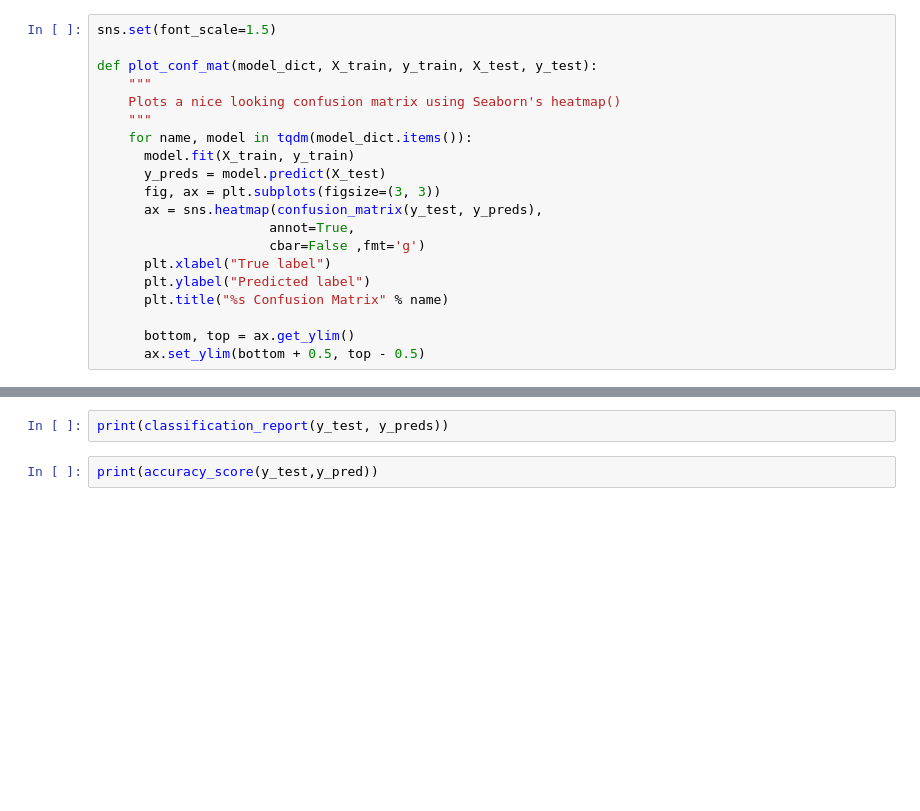
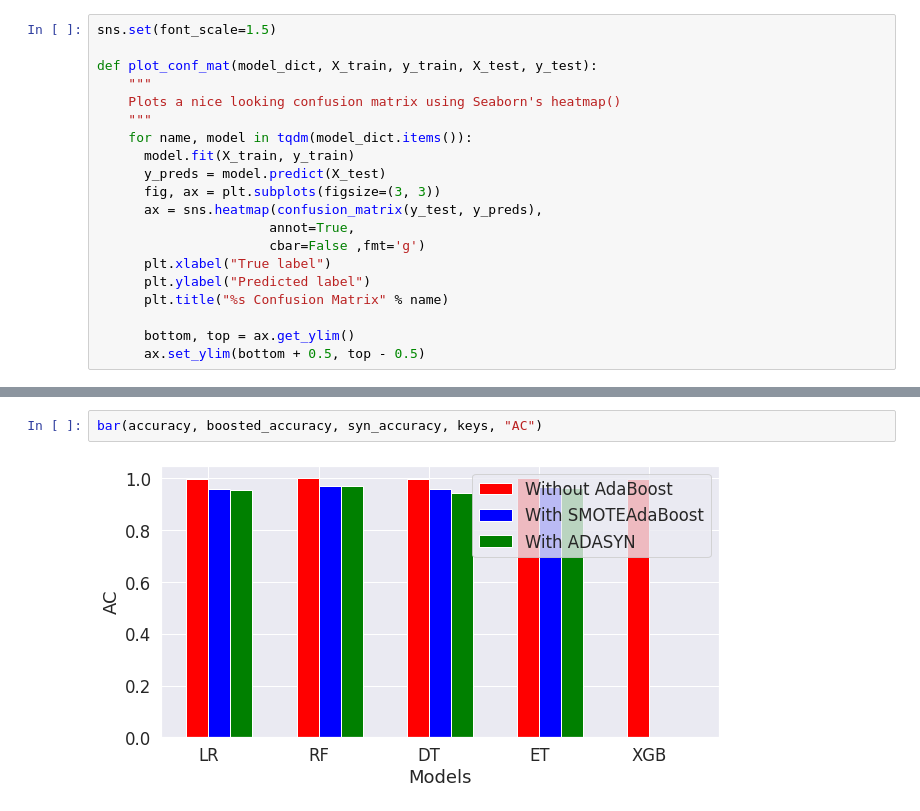
Before and after one commit to jakeisthegoat/Credit-Card-Fraud-Detection, a Jupyter notebook: Model/SMOTEAdaBoost.ipynb, the cells around one changed output, grey strips where cells are left out. Drawn from its saved outputs; the diff is of its cells as text; blank space fills up the shorter version.

```diff
--- a/Model/SMOTEAdaBoost.ipynb
+++ b/Model/SMOTEAdaBoost.ipynb
@@ -424,4 +513,4 @@ bar(mcc_scores, boosted_mcc_scores, keys, "MCC")
-# %%
-print(classification_report(y_test, y_preds))
-# %%
-print(accuracy_score(y_test,y_pred))
+# %%
+bar(accuracy, boosted_accuracy, syn_accuracy, keys, "AC")
+# %% [output]
+[figure, added]
```
Also changed, not shown: parts of 22 cells of this notebook.
